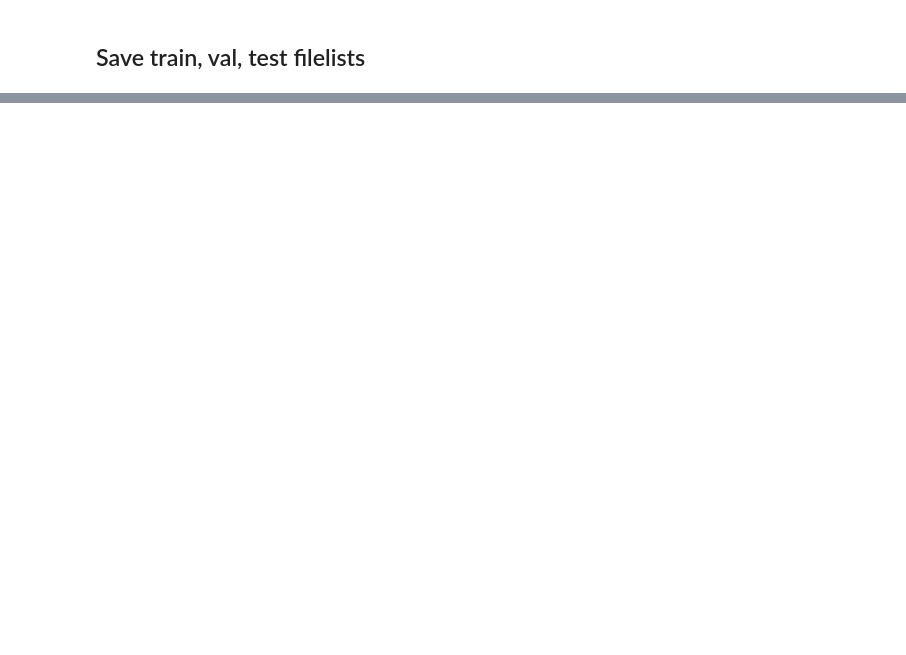
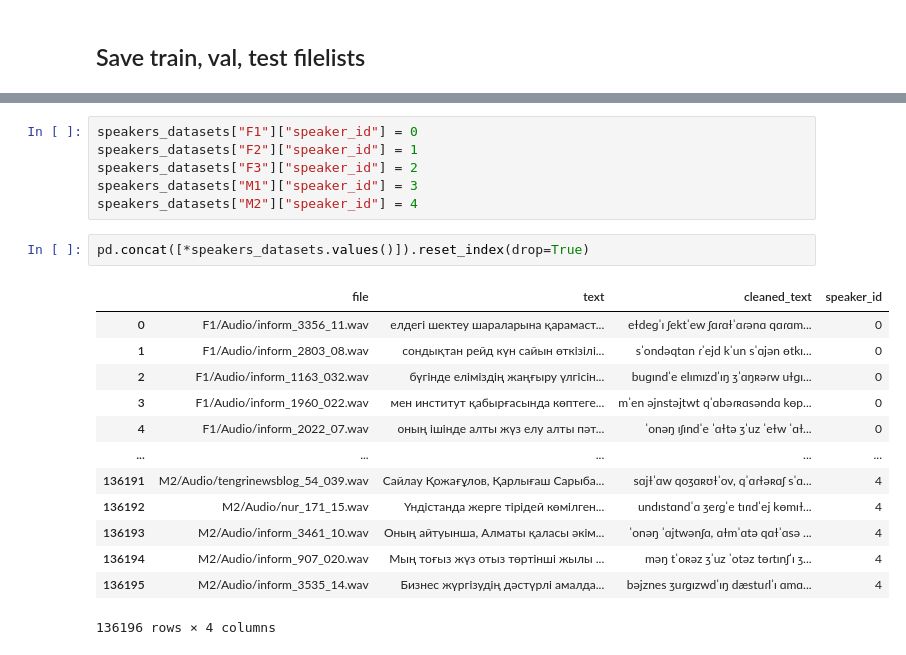
Before and after one commit to Temduck/vits2_unofficial, a Jupyter notebook: datasets/issai_base/prepare/filelists.ipynb, the cells around one changed output, grey strips where cells are left out. Saved outputs shown, nothing was run; the diff lists cells and outputs as text; blank space fills up the shorter version.

```diff
--- a/datasets/issai_base/prepare/filelists.ipynb
+++ b/datasets/issai_base/prepare/filelists.ipynb
@@ -277,0 +489,22 @@ data_test.to_csv("../filelists/test.txt", sep="|", index=False, header=False)
+# %%
+speakers_datasets["F1"]["speaker_id"] = 0
+speakers_datasets["F2"]["speaker_id"] = 1
+speakers_datasets["F3"]["speaker_id"] = 2
+speakers_datasets["M1"]["speaker_id"] = 3
+speakers_datasets["M2"]["speaker_id"] = 4
+# %%
+pd.concat([*speakers_datasets.values()]).reset_index(drop=True)
+# %% [output]
+|  | file | text | cleaned_text | speaker_id |
+| 0 | F1/Audio/inform_3356_11.wav | елдегі шектеу шараларына қарамаст... | eɫdeɡˈɪ ʃektˈew ʃɑɾɑɫˈɑɾənɑ qɑɾɑm... | 0 |
+| 1 | F1/Audio/inform_2803_08.wav | сондықтан рейд күн сайын өткізілі... | sˈondəqtɑn ɾˈejd kˈun sˈɑjən ɵtkɪ... | 0 |
+| 2 | F1/Audio/inform_1163_032.wav | бүгінде еліміздің жаңғыру үлгісін... | buɡɪndˈe elɪmɪzdˈɪŋ ʒˈɑŋʀəɾw uɫɡɪ... | 0 |
+| 3 | F1/Audio/inform_1960_022.wav | мен институт қабырғасында көптеге... | mˈen əjnstəjtwt qˈɑbəɾʀɑsəndɑ kɵp... | 0 |
+| 4 | F1/Audio/inform_2022_07.wav | оның ішінде алты жүз елу алты пәт... | ˈonəŋ ɪʃɪndˈe ˈɑɫtə ʒˈuz ˈeɫw ˈɑɫ... | 0 |
+| ... | ... | ... | ... | ... |
+| 136191 | M2/Audio/tengrinewsblog_54_039.wav | Сайлау Қожағұлов, Қарлығаш Сарыба... | sɑjɫˈɑw qoʒɑʀʊɫˈov, qˈɑɾɫəʀɑʃ sˈɑ... | 4 |
+| 136192 | M2/Audio/nur_171_15.wav | Үндістанда жерге тірідей көмілген... | undɪstɑndˈɑ ʒeɾɡˈe tɪɾɪdˈej kɵmɪɫ... | 4 |
+| 136193 | M2/Audio/inform_3461_10.wav | Оның айтуынша, Алматы қаласы әкім... | ˈonəŋ ˈɑjtwənʃɑ, ɑɫmˈɑtə qɑɫˈɑsə ... | 4 |
+| 136194 | M2/Audio/inform_907_020.wav | Мың тоғыз жүз отыз төртінші жылы ... | məŋ tˈoʀəz ʒˈuz ˈotəz tɵɾtɪnʃˈɪ ʒ... | 4 |
+| 136195 | M2/Audio/inform_3535_14.wav | Бизнес жүргізудің дәстүрлі амалда... | bəjznes ʒuɾɡɪzwdˈɪŋ dæstuɾlˈɪ ɑmɑ... | 4 |
+136196 rows × 4 columns
```
Also changed, not shown: parts of 36 cells of this notebook, 32 other files.
